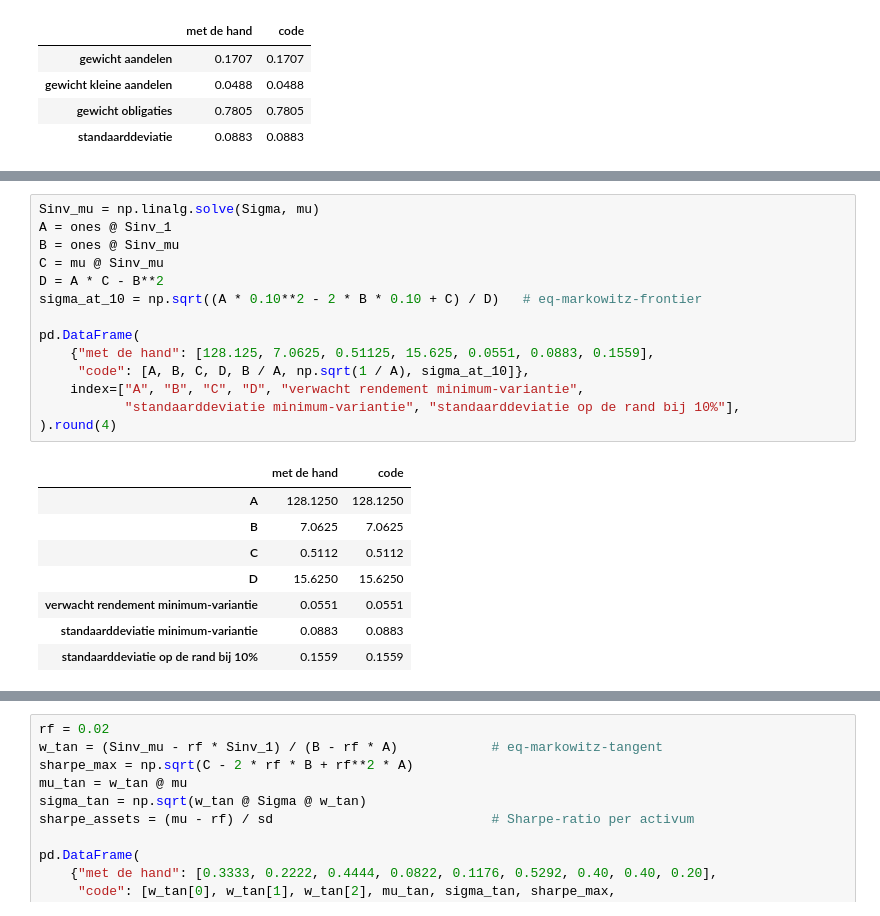
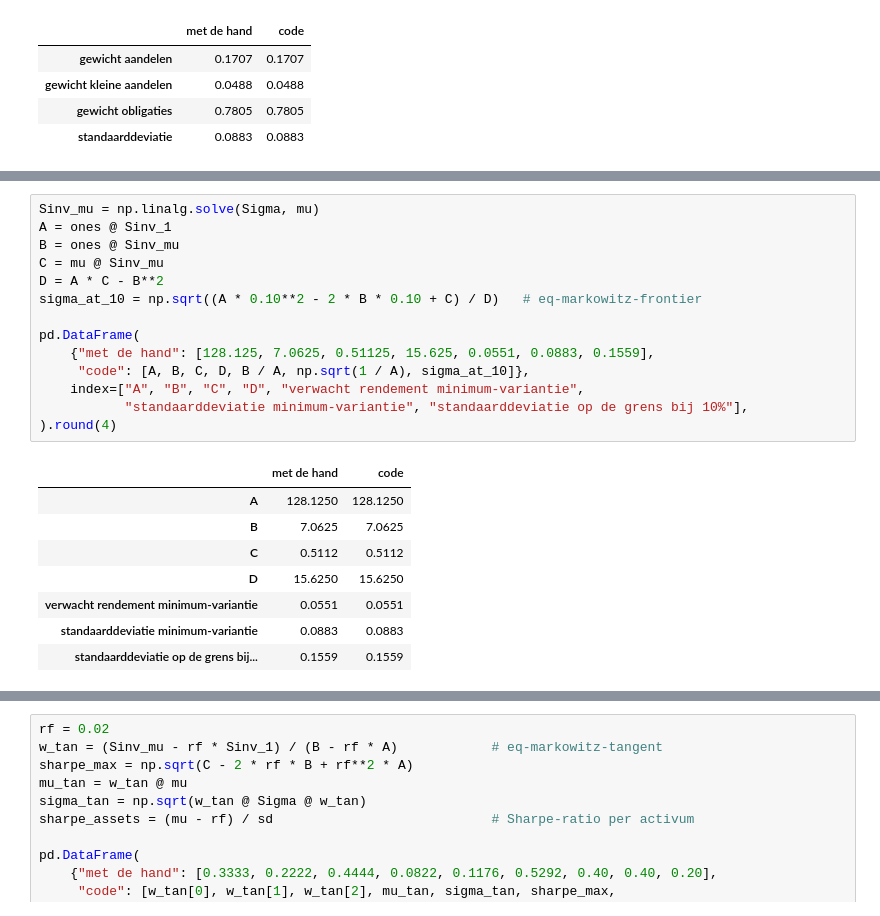
Before and after one commit to MaartenN14/history-asset-pricing, a Jupyter notebook: lectures/01_04_markowitz.ipynb, the cells around one changed output, grey strips where cells are left out. Saved outputs shown, nothing was run; the diff lists cells and outputs as text.

```diff
--- a/lectures/01_04_markowitz.ipynb
+++ b/lectures/01_04_markowitz.ipynb
@@ -378,26 +378,26 @@ alleen hetzelfde verwachte rendement leveren. De codecel rekent deze getallen na
 # %%
 Sinv_mu = np.linalg.solve(Sigma, mu)
 A = ones @ Sinv_1
 B = ones @ Sinv_mu
 C = mu @ Sinv_mu
 D = A * C - B**2
 sigma_at_10 = np.sqrt((A * 0.10**2 - 2 * B * 0.10 + C) / D)   # eq-markowitz-frontier
 
 pd.DataFrame(
     {"met de hand": [128.125, 7.0625, 0.51125, 15.625, 0.0551, 0.0883, 0.1559],
      "code": [A, B, C, D, B / A, np.sqrt(1 / A), sigma_at_10]},
     index=["A", "B", "C", "D", "verwacht rendement minimum-variantie",
-           "standaarddeviatie minimum-variantie", "standaarddeviatie op de rand bij 10%"],
+           "standaarddeviatie minimum-variantie", "standaarddeviatie op de grens bij 10%"],
 ).round(4)
 # %% [output]
 |  | met de hand | code |
 | A | 128.1250 | 128.1250 |
 | B | 7.0625 | 7.0625 |
 | C | 0.5112 | 0.5112 |
 | D | 15.6250 | 15.6250 |
 | verwacht rendement minimum-variantie | 0.0551 | 0.0551 |
 | standaarddeviatie minimum-variantie | 0.0883 | 0.0883 |
-| standaarddeviatie op de rand bij 10% | 0.1559 | 0.1559 |
+| standaarddeviatie op de grens bij... | 0.1559 | 0.1559 |
 # %% [markdown]
 De code bevestigt de handberekening. Vooral de laatste regel is van belang, want
 de efficiënte portefeuille met 10% verwacht rendement heeft ruim een vijfde minder
```
Also changed, not shown: parts of 9 cells of this notebook, 7 other files.
